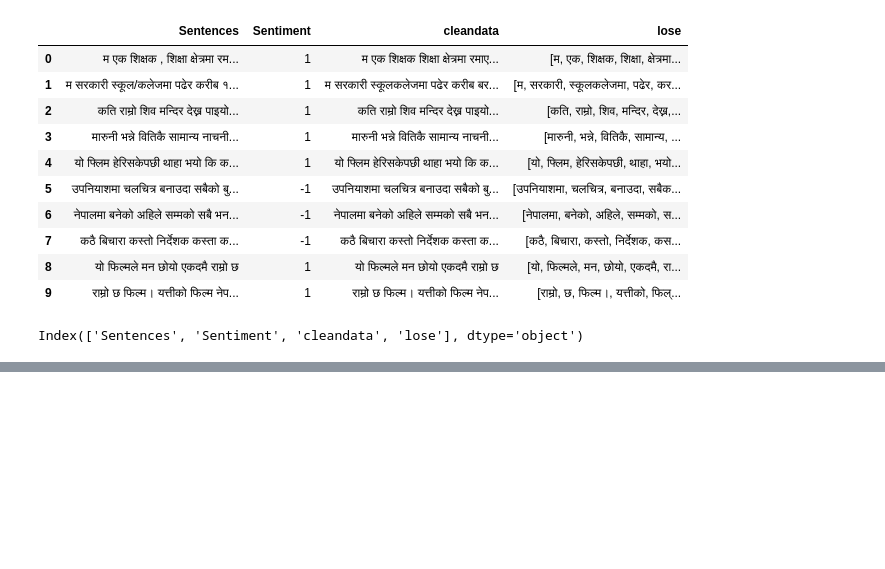
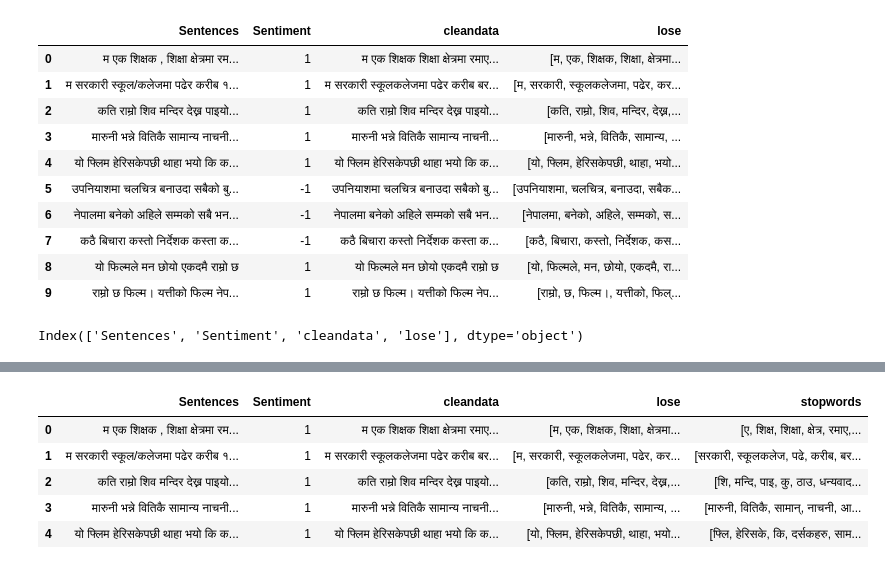
Before and after one commit to Dibay-Prakash/Nepali-sentiment-analysis, a Jupyter notebook: preprocessing.ipynb, the cells around one changed output, grey strips where cells are left out. Saved outputs shown, nothing was run; the diff lists cells and outputs as text; code cells hidden in the pictures; blank space fills up the shorter version.

```diff
--- a/preprocessing.ipynb
+++ b/preprocessing.ipynb
@@ -197,7 +196,0 @@ Loaded 851 Nepali stopwords.
-# %%
-def remove_stopwords(x):
-    return ''.join([word for word in str(x).split() if word not in stopwords])
-data['afterstpwrds']= data['lose']. apply(lambda x :remove_stopwords(x))# for each row in the tokens column
-#lambda function is called with x being the value of that row.
-#The result of the lambda function (which is the value returned by remove_stopwords(x)) is assigned to the new column title3.
-data.head(5)
@@ -260,24 +196,0 @@ data.head(20)
-# %%
-import pandas as pd
-
-# Custom stemming function
-def custom_stem(word):
-    suffixes = [
-         'लाई','बाट','ता','ले','बाट', 'बाहेक', 'बाहिर', 'बाहिरपट्टी', 'भित्र', 'का', 'करिब', 'को', 'छ', 'छिन्',
-        'जोड', 'ते', 'लागि', 'लाई', 'माथि', 'मन्तिर', 'मा', 'नजिक', 'पछाडि', 'पहिला', 'पारि',
-        'प्रति', 'र', 'संग', 'सहित', 'तल','हरु','तर', 'तिर', 'तर्फ', 'उपर', 'विपरित', 'वरिपरि', 'बिचमा'
-    ]
-    for suffix in suffixes:
-        if word.endswith(suffix):
-            return word[:-len(suffix)]
-    return word
-
-# Apply stemming to each text
-def stem_words(title3):
-    return[([custom_stem(word) for word in title3])]
-
-
-# Apply stemming to 'title3' column and store in 'stemmer' column
-data['title3'] = data['stopwords'].apply(stem_words)
-
-data.head(20)
@@ -302,3 +196,0 @@ data.head(20)
-# %%
-x = data['title3']
-y = data['Sentiment']
@@ -312,0 +248,9 @@ TypeError: sequence item 0: expected str instance, list found
+# %%
+data.head()
+# %% [output]
+|  | Sentences | Sentiment | cleandata | lose | stopwords |
+| 0 | म एक शिक्षक , शिक्षा क्षेत्रमा रम... | 1 | म एक शिक्षक शिक्षा क्षेत्रमा रमाए... | [म, एक, शिक्षक, शिक्षा, क्षेत्रमा... | [ए, शिक्ष, शिक्षा, क्षेत्र, रमाए,... |
+| 1 | म सरकारी स्कूल/कलेजमा पढेर करीब १... | 1 | म सरकारी स्कूलकलेजमा पढेर करीब बर... | [म, सरकारी, स्कूलकलेजमा, पढेर, कर... | [सरकारी, स्कूलकलेज, पढे, करीब, बर... |
+| 2 | कति राम्रो शिव मन्दिर देख्न पाइयो... | 1 | कति राम्रो शिव मन्दिर देख्न पाइयो... | [कति, राम्रो, शिव, मन्दिर, देख्न,... | [शि, मन्दि, पाइ, कु, ठाउ, धन्यवाद... |
+| 3 | मारुनी भन्ने वितिकै सामान्य नाचनी... | 1 | मारुनी भन्ने वितिकै सामान्य नाचनी... | [मारुनी, भन्ने, वितिकै, सामान्य, ... | [मारुनी, वितिकै, सामान्, नाचनी, आ... |
+| 4 | यो फ्लिम हेरिसकेपछी थाहा भयो कि क... | 1 | यो फ्लिम हेरिसकेपछी थाहा भयो कि क... | [यो, फ्लिम, हेरिसकेपछी, थाहा, भयो... | [फ्लि, हेरिसके, कि, दर्सकहरु, साम... |
```
Also changed, not shown: parts of 30 cells of this notebook.
